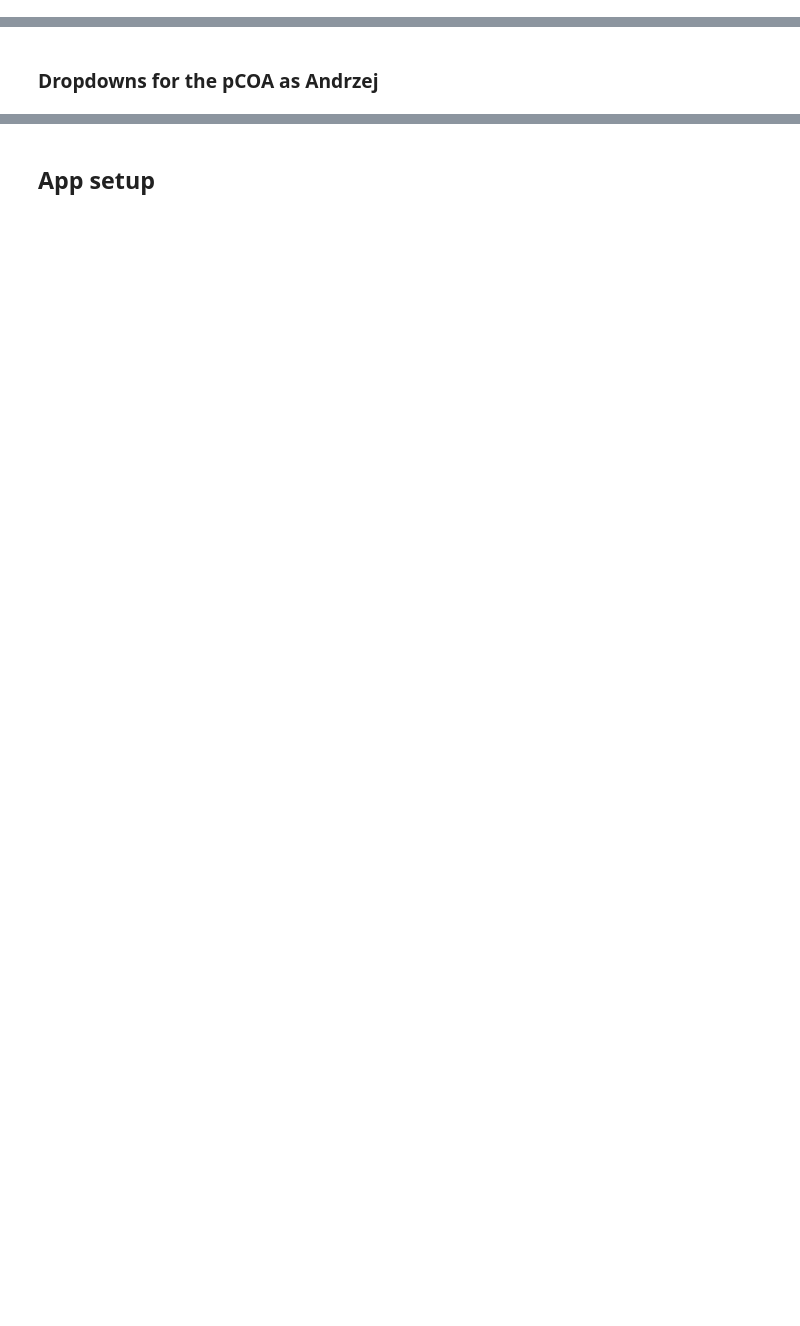
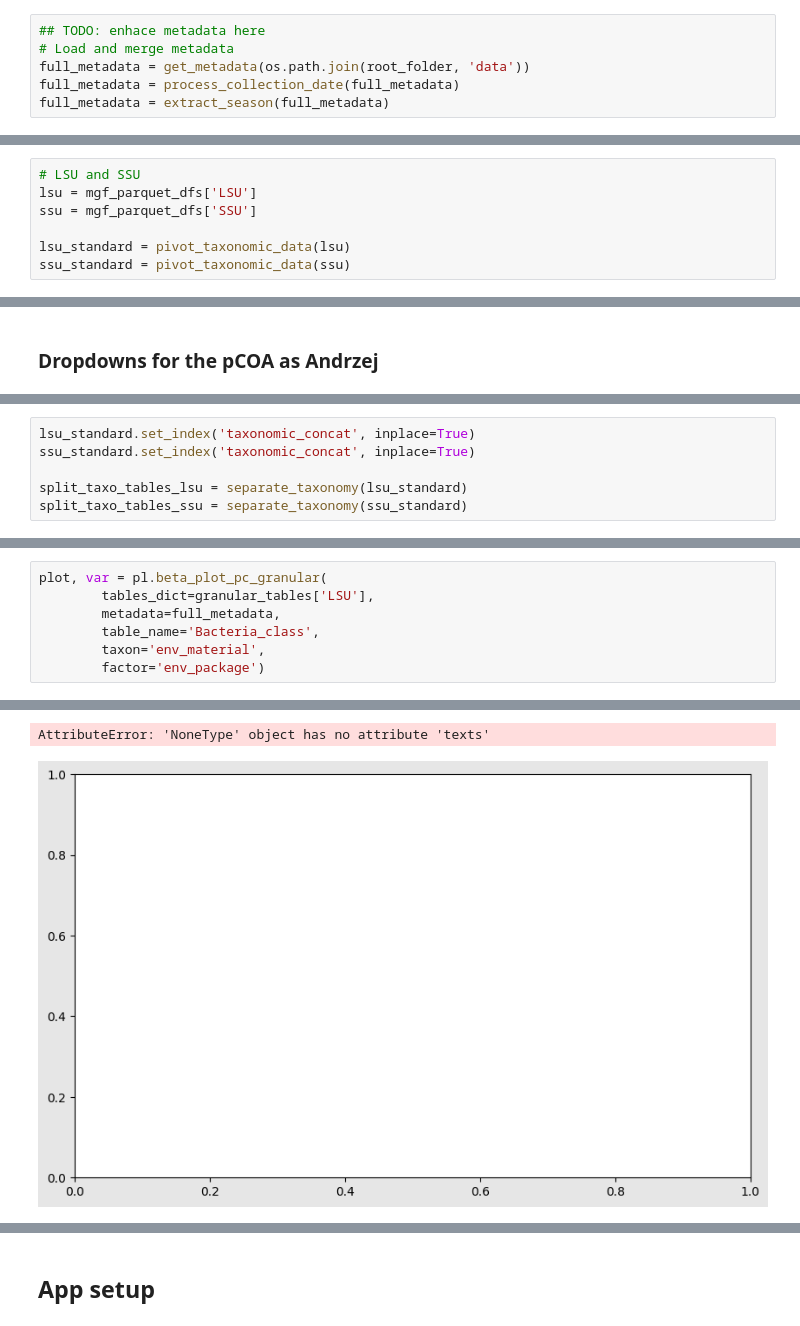
Before and after one commit to emo-bon/momics-demos, a Jupyter notebook: wf2_diversity/diversities_panel_advanced.ipynb, the cells around one changed output, grey strips where cells are left out. Saved outputs shown, nothing was run; the diff lists cells and outputs as text; blank space fills up the shorter version.

```diff
--- a/wf2_diversity/diversities_panel_advanced.ipynb
+++ b/wf2_diversity/diversities_panel_advanced.ipynb
@@ -153 +172,7 @@ mgf_parquet_dfs = get_data(data_folder)
+# %%
+## TODO: enhace metadata here
+# Load and merge metadata
+full_metadata = get_metadata(os.path.join(root_folder, 'data'))
+full_metadata = process_collection_date(full_metadata)
+full_metadata = extract_season(full_metadata)
 # %%
@@ -174,0 +207,7 @@ if DEBUG:
+# %%
+# LSU and SSU
+lsu = mgf_parquet_dfs['LSU']
+ssu = mgf_parquet_dfs['SSU']
+
+lsu_standard = pivot_taxonomic_data(lsu)
+ssu_standard = pivot_taxonomic_data(ssu)
@@ -195,0 +334,6 @@ def get_missing_taxa_single(df, taxon):
+# %%
+lsu_standard.set_index('taxonomic_concat', inplace=True)
+ssu_standard.set_index('taxonomic_concat', inplace=True)
+
+split_taxo_tables_lsu = separate_taxonomy(lsu_standard)
+split_taxo_tables_ssu = separate_taxonomy(ssu_standard)
@@ -195,0 +527,8 @@ def get_missing_taxa_single(df, taxon):
+# %%
+plot, var = pl.beta_plot_pc_granular(
+        tables_dict=granular_tables['LSU'],
+        metadata=full_metadata,
+        table_name='Bacteria_class',
+        taxon='env_material',
+        factor='env_package')
+# %% [output]
@@ -195,0 +552,2 @@ def get_missing_taxa_single(df, taxon):
+AttributeError: 'NoneType' object has no attribute 'texts'
+[figure, added]
```
Also changed, not shown: parts of 33 cells of this notebook, 1 other file.
